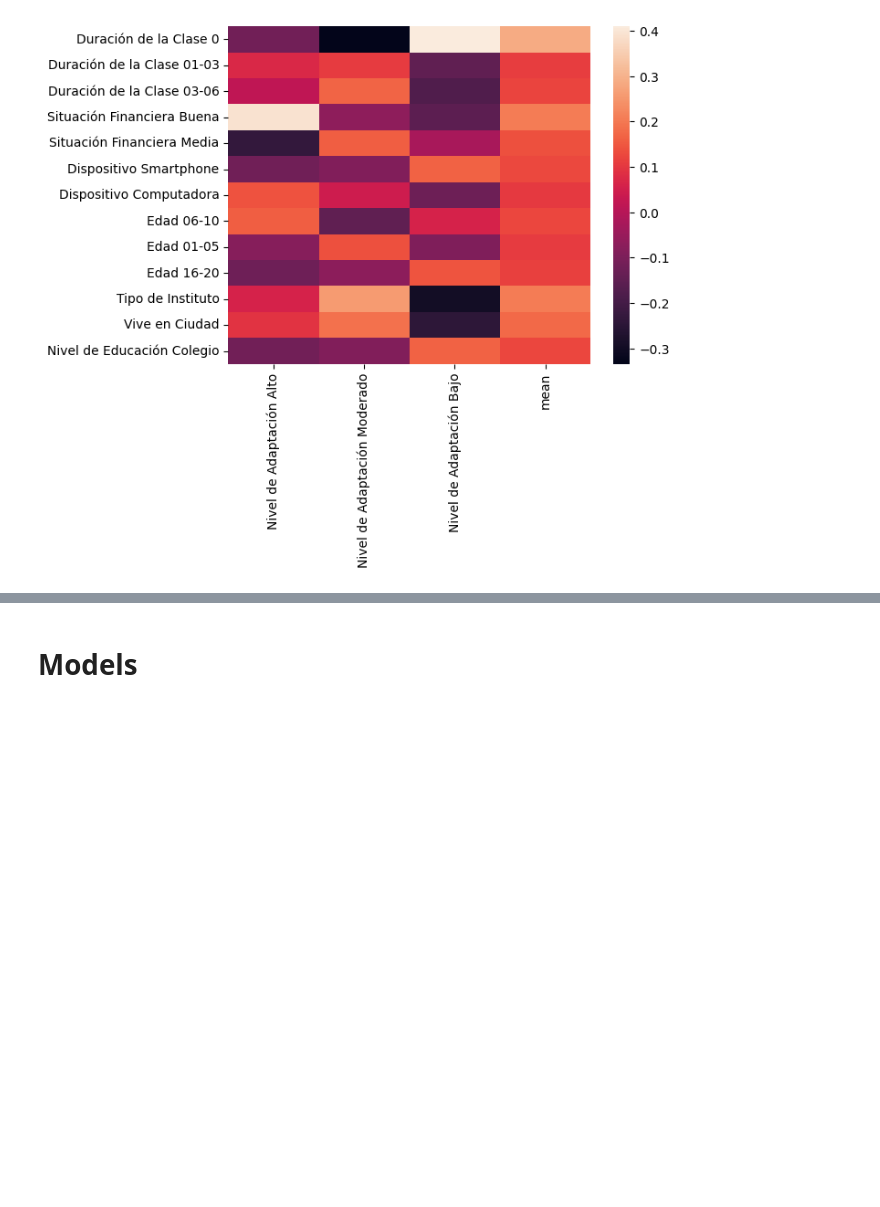
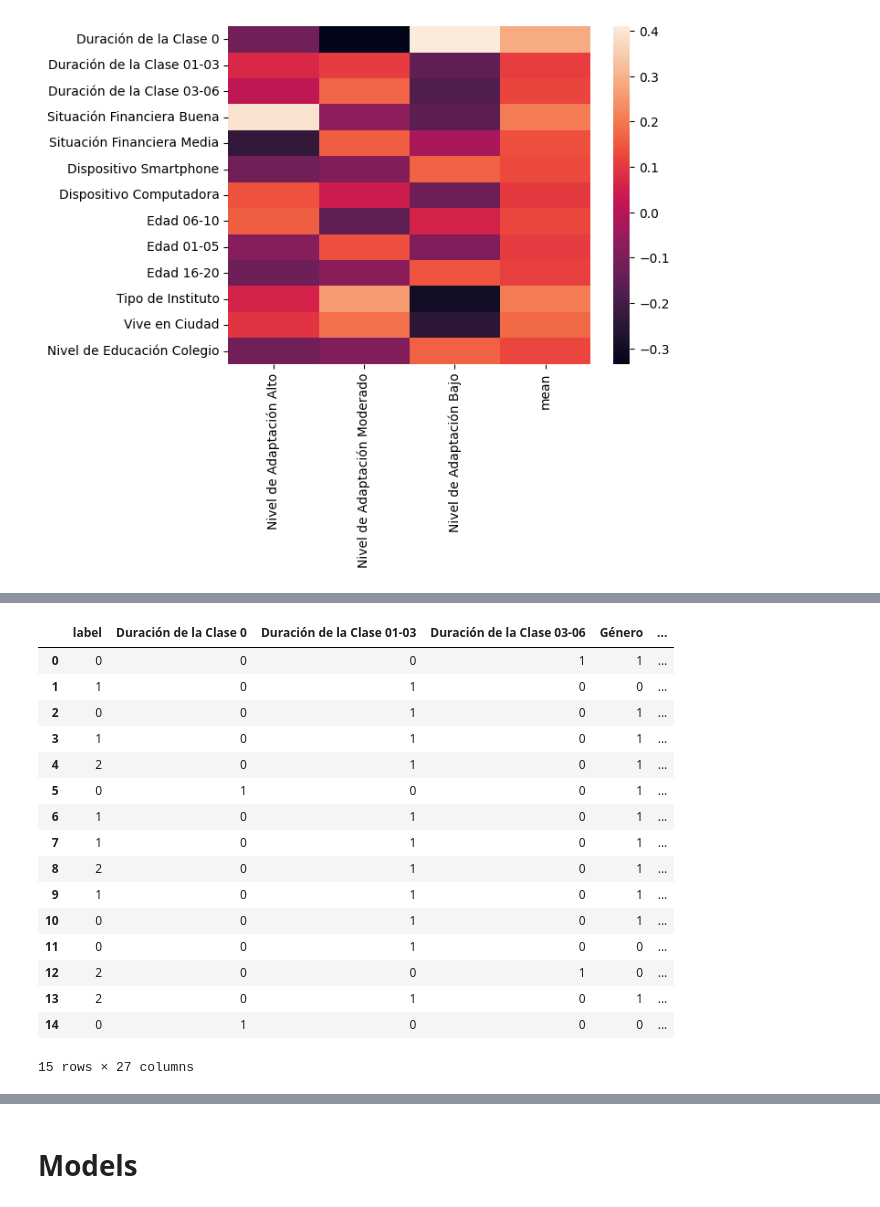
Before and after one commit to RedoRojo/Neural-Network-Classification, a Jupyter notebook: cuaderno.ipynb, the cells around one changed output, grey strips where cells are left out. Saved outputs shown, nothing was run; the diff lists cells and outputs as text; code cells hidden in the pictures; blank space fills up the shorter version.

```diff
--- a/cuaderno.ipynb
+++ b/cuaderno.ipynb
@@ -110,9 +103,9 @@ dataset['Tipo de Red'].nunique()
 # %% [output]
 3
 # %%
-def one_hot_encoding(colum, val):
+def one_hot_encoding(colum, val, ds):
     lst =[]
-    for elem in dataset[colum]:
+    for elem in ds[colum]:
         if(elem == val):
             lst.append(1)
         else:
@@ -136,14 +129,14 @@ array(['Tipo de Red', 'Estudiante de Tecnología', 'Nivel de Educación',
        'Tipo de Internet', 'Situación Financiera', 'Género',
        'Duración de la Clase', 'Nivel de Adaptación'], dtype=object)
 # %%
-def hot_one_dataset(dataset):
+def hot_one_dataset(ds):
     new_dataset=pd.DataFrame()
-    for i in dataset.columns.values:
-        if(len(dataset[i].unique())>2):
-            for j in dataset[i].unique():
-                new_dataset.insert(0, str(i+" "+j), one_hot_encoding(i, j), True)
+    for i in ds.columns.values:
+        if(len(ds[i].unique())>2):
+            for j in ds[i].unique():
+                new_dataset.insert(0, str(i+" "+j), one_hot_encoding(i, j, ds), True)
         else:
-            new_dataset.insert(0, str(i), one_hot_encoding(i, dataset[i].unique()[0]), True)
+            new_dataset.insert(0, str(i), one_hot_encoding(i, ds[i].unique()[0], ds), True)
     return new_dataset
 # %%
 # tags=dataset.pop('Nivel de Adaptación')
@@ -283,0 +301,20 @@ plt.show()
+# %%
+final_dataset.head(15)
+# %% [output]
+|  | label | Duración de la Clase 0 | Duración de la Clase 01-03 | Duración de la Clase 03-06 | Género | ... |
+| 0 | 0 | 0 | 0 | 1 | 1 | ... |
+| 1 | 1 | 0 | 1 | 0 | 0 | ... |
+| 2 | 0 | 0 | 1 | 0 | 1 | ... |
+| 3 | 1 | 0 | 1 | 0 | 1 | ... |
+| 4 | 2 | 0 | 1 | 0 | 1 | ... |
+| 5 | 0 | 1 | 0 | 0 | 1 | ... |
+| 6 | 1 | 0 | 1 | 0 | 1 | ... |
+| 7 | 1 | 0 | 1 | 0 | 1 | ... |
+| 8 | 2 | 0 | 1 | 0 | 1 | ... |
+| 9 | 1 | 0 | 1 | 0 | 1 | ... |
+| 10 | 0 | 0 | 1 | 0 | 1 | ... |
+| 11 | 0 | 0 | 1 | 0 | 0 | ... |
+| 12 | 2 | 0 | 0 | 1 | 0 | ... |
+| 13 | 2 | 0 | 1 | 0 | 1 | ... |
+| 14 | 0 | 1 | 0 | 0 | 0 | ... |
+15 rows × 27 columns
```
Also changed, not shown: parts of 22 cells of this notebook.
